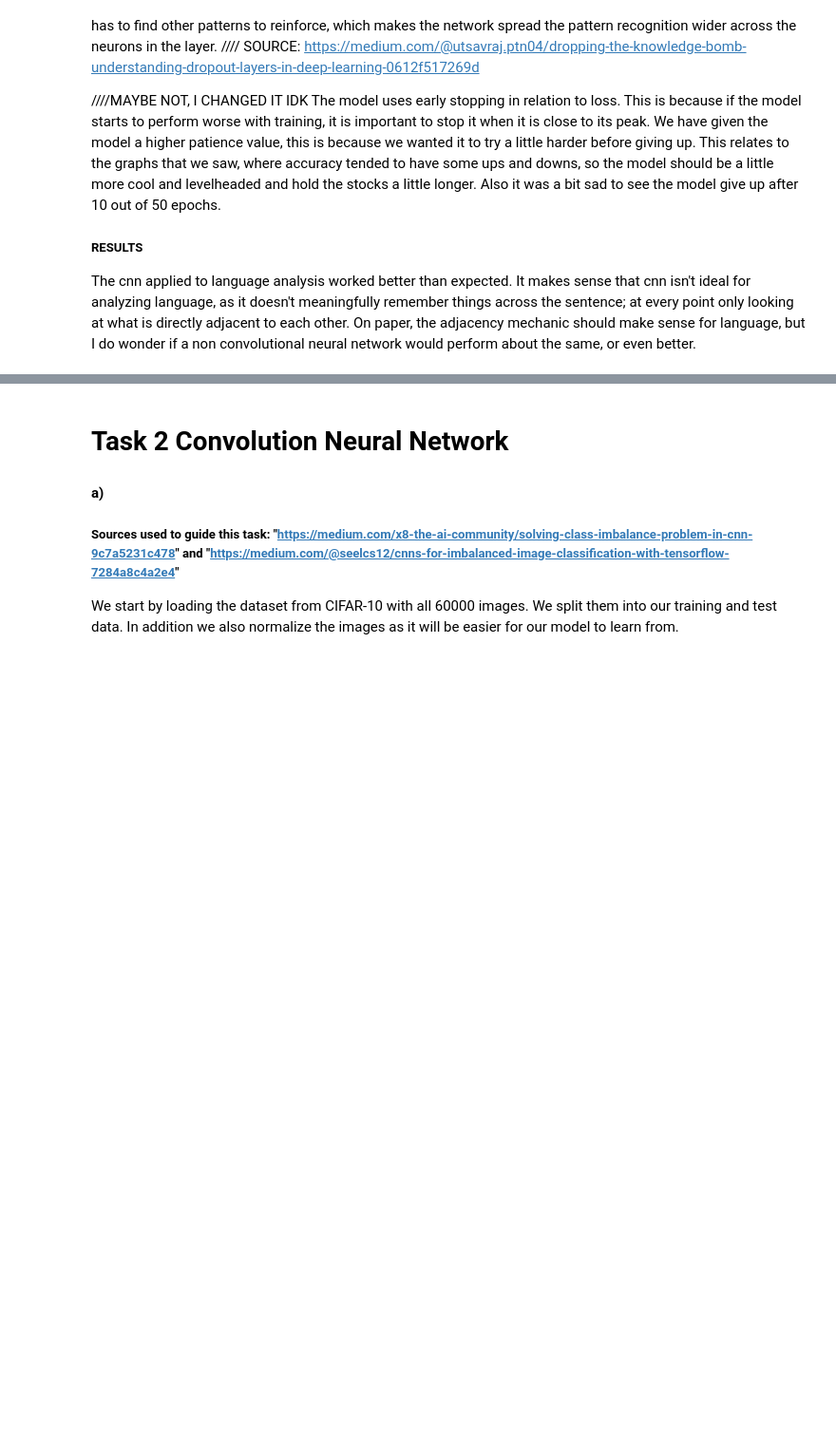
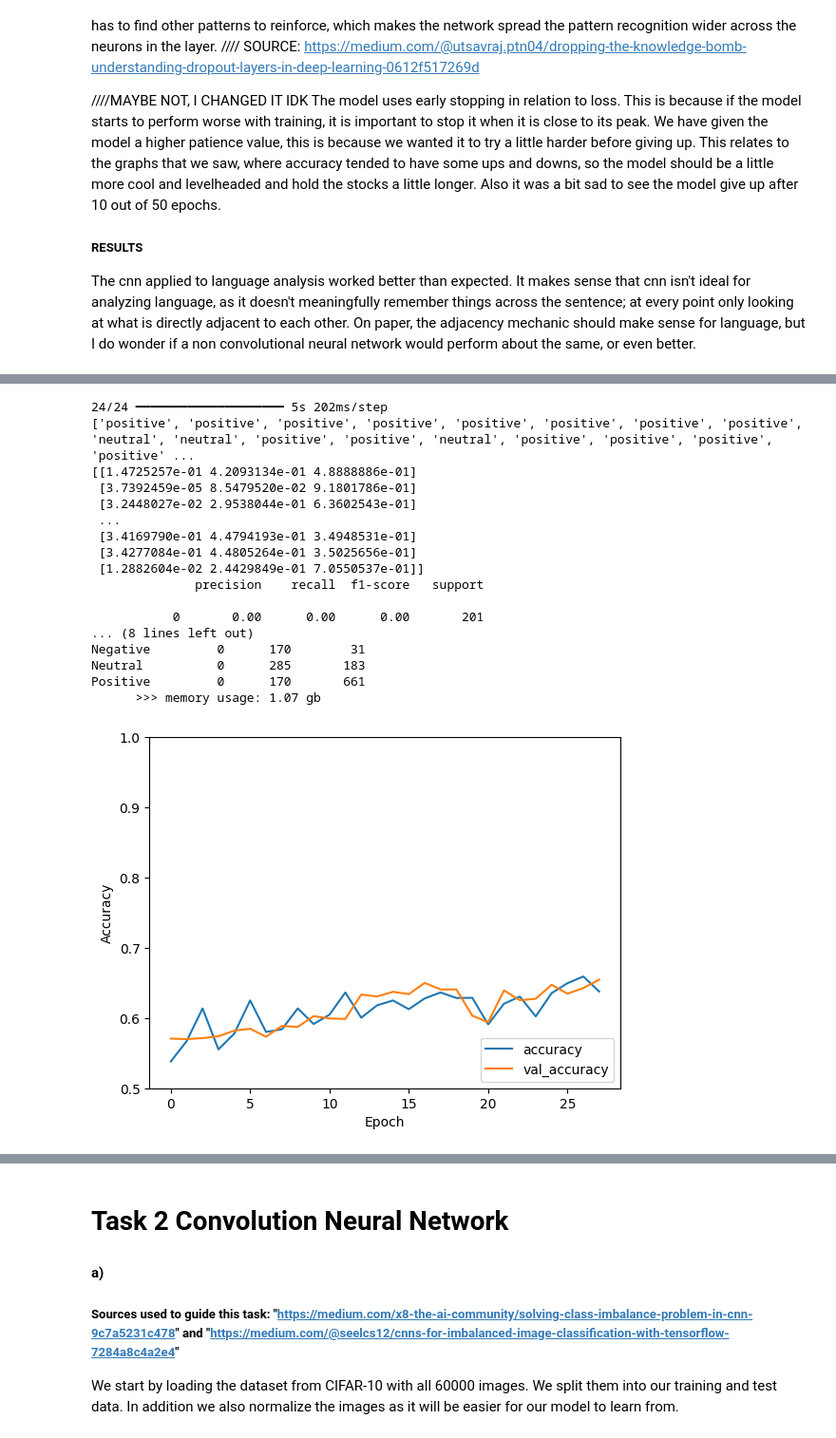
Before and after one commit to ellrub/Info284, a Jupyter notebook: groupExam.2025.ipynb, the cells around one changed output, grey strips where cells are left out. Shown at 95% size. Drawn from its saved outputs; the diff is of its cells as text; code cells hidden in the pictures; blank space fills up the shorter version.

```diff
--- a/groupExam.2025.ipynb
+++ b/groupExam.2025.ipynb
@@ -944,16 +949,16 @@ def make_model(_dataset_train, _dataset_validate, _resolution, _channels, _epoch
 # EVALUATION /// VISUALIZATION
 import matplotlib.pyplot as plt
 import tensorflow as tf
-from tensorflow import math as tfmath
 import seaborn as sns
 from sklearn.metrics import classification_report, confusion_matrix
 
 def un_hotten(_one_hot):
-    _a = len(_one_hot)
-    for _i in range(_a):
-        if _one_hot[_i] == 1:
-            return _i
-    return 0
+    _length = len(_one_hot)
+    _largest = 0;
+    for _i in range(_length):
+        if float(_one_hot[_i]) > float(_one_hot[_largest]):
+            _largest = int(_i)
+    return _largest
 
 def evaluate_model(_model, _dataset_test):
     print("  # # evaluating model")
@@ -969,7 +974,7 @@ def evaluate_model(_model, _dataset_test):
         for _j in _i[1]:
             _a = []
             for _k in _j:
-                _a.append(int(_k))
+                _a.append(float(_k))
             _y_.append(_a)
             _y.append(const_label_unmap[un_hotten(_a)]);
 
@@ -977,7 +982,7 @@ def evaluate_model(_model, _dataset_test):
     for _i in _predictions_:
         _a = []
         for _j in _i:
-            _a.append(int(_j))
+            _a.append(float(_j))
         _predictions.append(const_label_unmap[un_hotten(_a)]);
     _matrix = confusion_matrix(_y, _predictions)
     print(classification_report(np.argmax(np.asarray(_y_, dtype = np.int8), axis = 1), np.argmax(_predictions_, axis = 1)))
@@ -1015,7 +1020,7 @@ epochs = 50
 steps = 54
 
 dataset_train, dataset_validate, dataset_test, resolution = do_data(
-    "./Hotel_Reviews_small.csv",
+    "Hotel_Reviews.csv",
     _fragment_channels = fragment_channels,
     _vectorization_mode = "skip",
 )
@@ -1067 +1060,6 @@ Epoch 9/50
 KeyboardInterrupt:
+# %%
+
+_confusion_matrix = evaluate_model(_model, dataset_test)
+plotAll(_history, _confusion_matrix)
+# %% [output]
@@ -1067,0 +1070,18 @@ KeyboardInterrupt:
+24/24 ━━━━━━━━━━━━━━━━━━━━ 5s 202ms/step
+['positive', 'positive', 'positive', 'positive', 'positive', 'positive', 'positive', 'positive', 'neutral', 'neutral', 'positive', 'positive', 'neutral', 'positive', 'positive', 'positive', 'positive' ...
+[[1.4725257e-01 4.2093134e-01 4.8888886e-01]
+ [3.7392459e-05 8.5479520e-02 9.1801786e-01]
+ [3.2448027e-02 2.9538044e-01 6.3602543e-01]
+ ...
+ [3.4169790e-01 4.4794193e-01 3.4948531e-01]
+ [3.4277084e-01 4.4805264e-01 3.5025656e-01]
+ [1.2882604e-02 2.4429849e-01 7.0550537e-01]]
+              precision    recall  f1-score   support
+
+           0       0.00      0.00      0.00       201
+... (8 lines left out)
+Negative         0      170        31
+Neutral          0      285       183
+Positive         0      170       661
+      >>> memory usage: 1.07 gb
+[figure, added]
```
Also changed, not shown: parts of 3 cells of this notebook.
